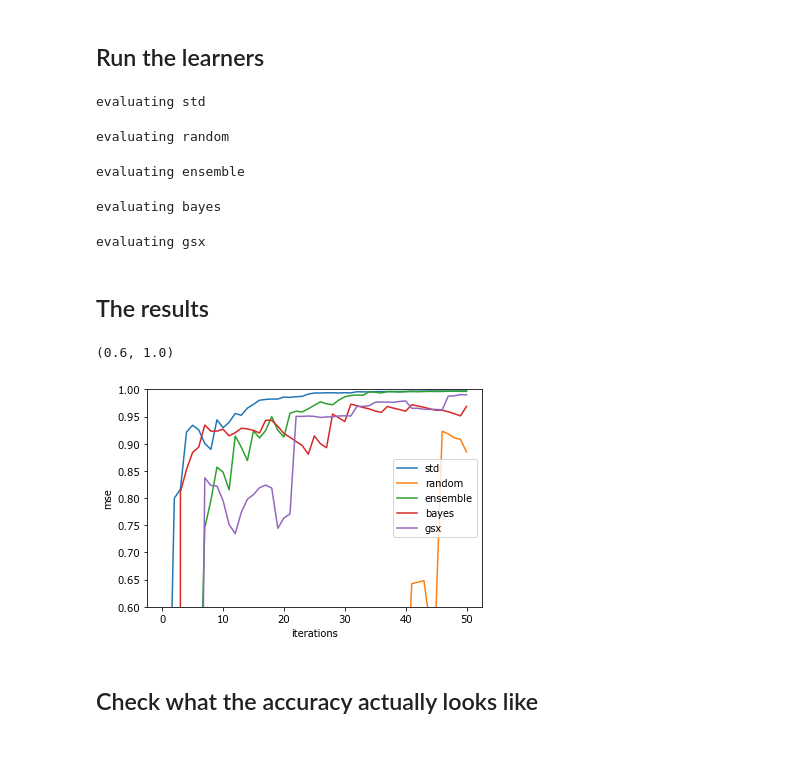
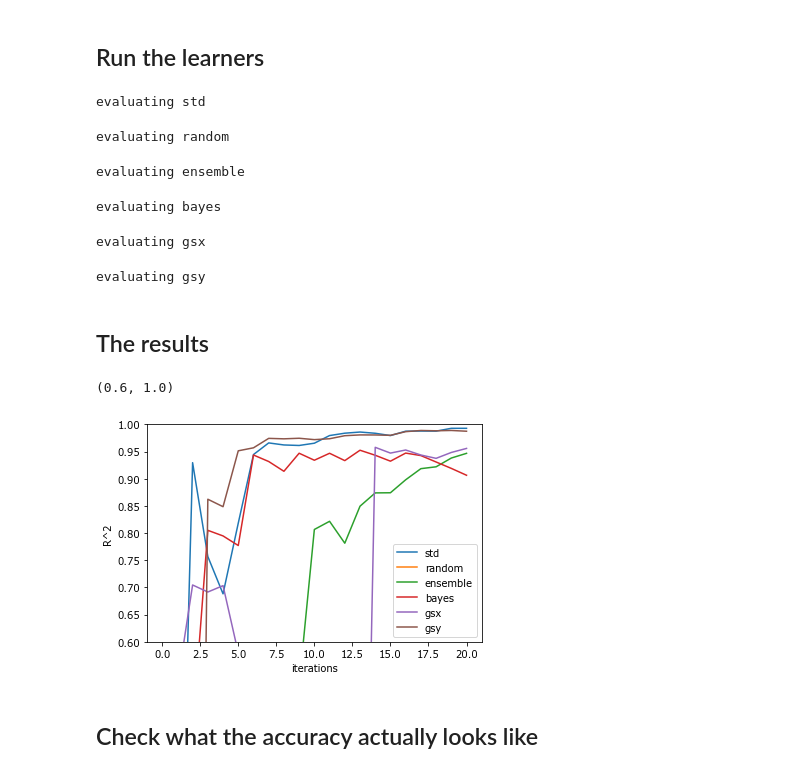
Before and after one commit to usnistgov/active-learning, a Jupyter notebook: active-learning.ipynb, the cells around one changed output. Saved outputs shown, nothing was run; the diff lists cells and outputs as text; code cells hidden in the pictures.

```diff
--- a/active-learning.ipynb
+++ b/active-learning.ipynb
@@ -181,3 +193,11 @@ def gsx_query(model, x_pool):
     next_id = next_sample(labeled_samples, scores)
     model.gsx_data = (labeled_samples + [next_id], scores)
     return next_id, x_pool[next_id]
+
+def gsy_query(model, x_pool):
+    if not hasattr(model, 'labeled_samples'):
+        model.labeled_samples = []
+    y_pool = model.predict(x_pool)
+    next_id = next_sample(model.labeled_samples, y_pool.reshape(-1, 1))
+    model.labeled_samples = model.labeled_samples + [next_id]
+    return next_id, x_pool[next_id]
@@ -206,7 +209,7 @@ print(id_)
 grid_shape = (41, 41)
 n_sample_per_class = 100
 x_data = generate_x((n_sample_per_class,) + grid_shape, 5)
-x_pool, x_test, x_train = three_way_split(x_data, (0.8, 0.16), 99)
+x_pool, x_test, x_train = three_way_split(x_data, (0.8, 0.17), 99)
 oracle = oracle_func(grid_shape)
 # %%
 plot_microstructures(*x_data[:10], cmap='gray', colorbar=False);
@@ -271,6 +274,13 @@ gsx_learner = ActiveLearner(
     y_training=y_train
 )
 
+
+gsy_learner = ActiveLearner(
+    estimator=make_gp_model(),
+    query_strategy=gsy_query,
+    X_training=x_train,
+    y_training=y_train
+)
 
 ensemble_learner = CommitteeRegressor(
     learner_list=[
@@ -305,7 +315,8 @@ learners = dict(
     random=random_learner,
     ensemble=ensemble_learner,
     bayes=bayes_learner,
-    gsx=gsx_learner
+    gsx=gsx_learner,
+    gsy=gsy_learner
 )
 # %% [markdown]
 ## Run the learners
@@ -313,7 +324,7 @@ learners = dict(
 def evaluate_item(item):
     name, learner = item
     print('evaluating', name)
-    return name, evaluate_learner(oracle, x_pool, x_test, y_test, 50, learner)
+    return name, evaluate_learner(oracle, x_pool, x_test, y_test, 20, learner)
 
 learners_updated = itemmap(evaluate_item, learners)
 # %% [output]
@@ -322,18 +333,19 @@ evaluating random
 evaluating ensemble
 evaluating bayes
 evaluating gsx
+evaluating gsy
 # %% [markdown]
 ## The results
 # %%
 for k, v in learners_updated.items():
     plt.plot(v.scores, label=k)
 plt.legend()
 plt.xlabel('iterations')
-plt.ylabel('mse');
+plt.ylabel('R^2');
 plt.ylim(0.6, 1)
 # %% [output]
 (0.6, 1.0)
-[figure, old version]
+[figure, new version]
 # %% [markdown]
 ## Check what the accuracy actually looks like
 # %%
```
Also changed, not shown: parts of 9 cells of this notebook.
